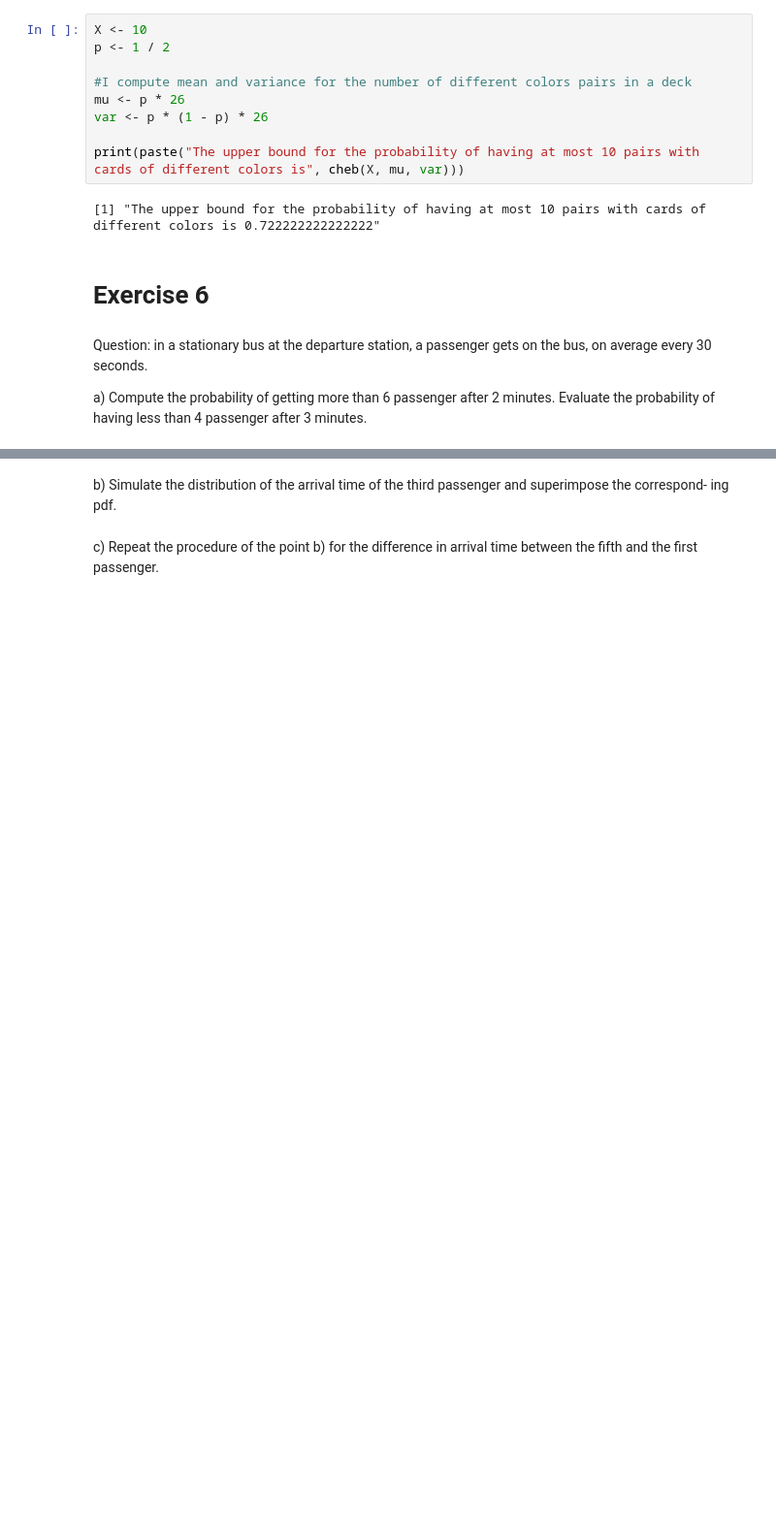
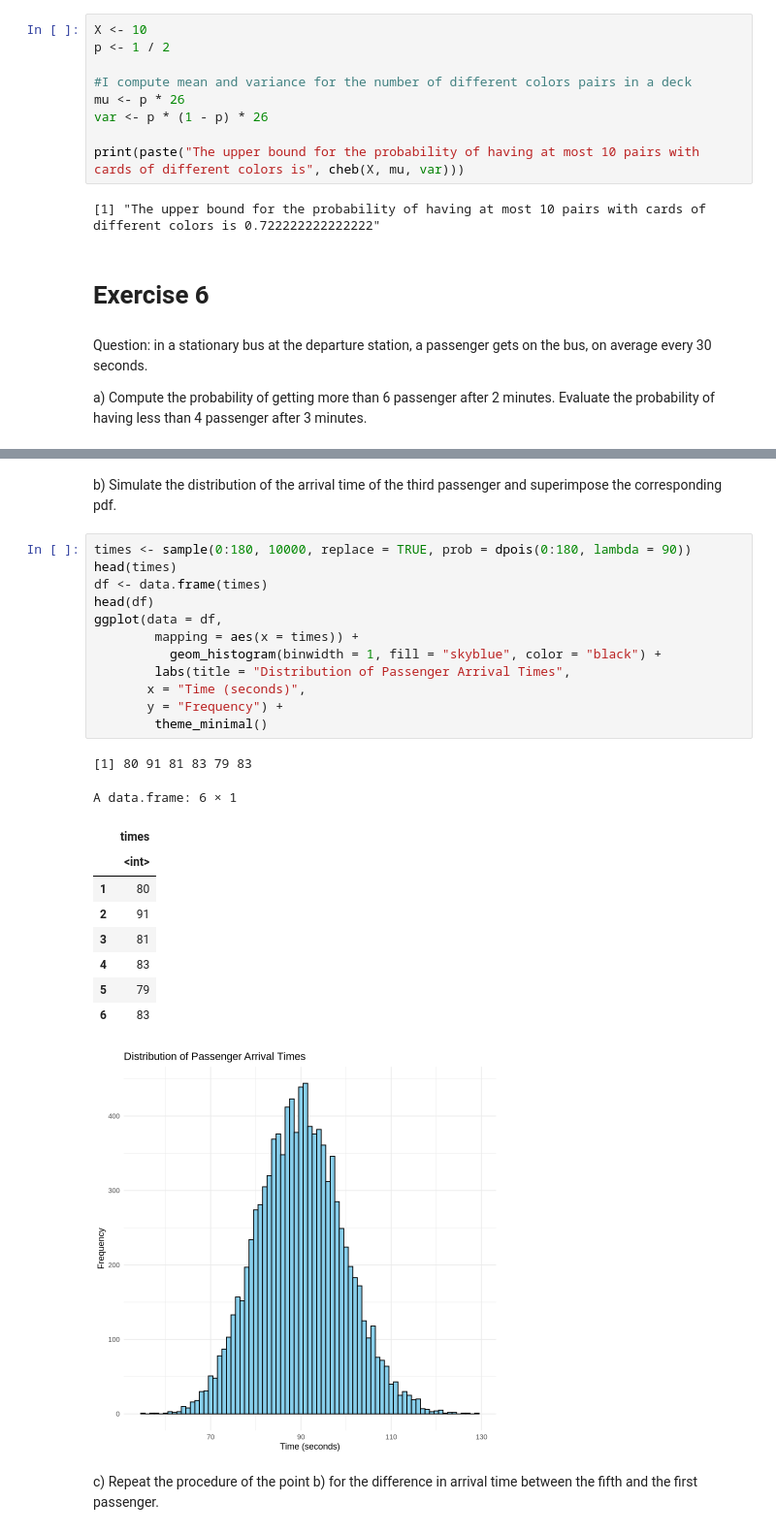
Before and after one commit to pietromalagoli/asp, a Jupyter notebook: code/lab02/Malagoli_Pietro_Lab02.ipynb, the cells around one changed output, grey strips where cells are left out. Shown at 97% size. Saved outputs shown, nothing was run; the diff lists cells and outputs as text; blank space fills up the shorter version.

```diff
--- a/code/lab02/Malagoli_Pietro_Lab02.ipynb
+++ b/code/lab02/Malagoli_Pietro_Lab02.ipynb
@@ -235,6 +242,29 @@ print(paste("The probability of having 6 passengers on the bus after 2 minutes i
 # %% [markdown]
-b) Simulate the distribution of the arrival time of the third passenger and superimpose the correspond-
-ing pdf.
+b) Simulate the distribution of the arrival time of the third passenger and superimpose the corresponding pdf.
+# %%
+times <- sample(0:180, 10000, replace = TRUE, prob = dpois(0:180, lambda = 90))
+head(times)
+df <- data.frame(times)
+head(df)
+ggplot(data = df,
+        mapping = aes(x = times)) +
+          geom_histogram(binwidth = 1, fill = "skyblue", color = "black") +
+        labs(title = "Distribution of Passenger Arrival Times",
+       x = "Time (seconds)",
+       y = "Frequency") +
+        theme_minimal()
+# %% [output]
+[1] 80 91 81 83 79 83
+A data.frame: 6 × 1
+|  | times |
+|  | <int> |
+| 1 | 80 |
+| 2 | 91 |
+| 3 | 81 |
+| 4 | 83 |
+| 5 | 79 |
+| 6 | 83 |
+[figure, added]
 # %% [markdown]
 c) Repeat the procedure of the point b) for the difference in arrival time between the fifth and the
 first passenger.
```
Also changed, not shown: parts of 3 cells of this notebook.
